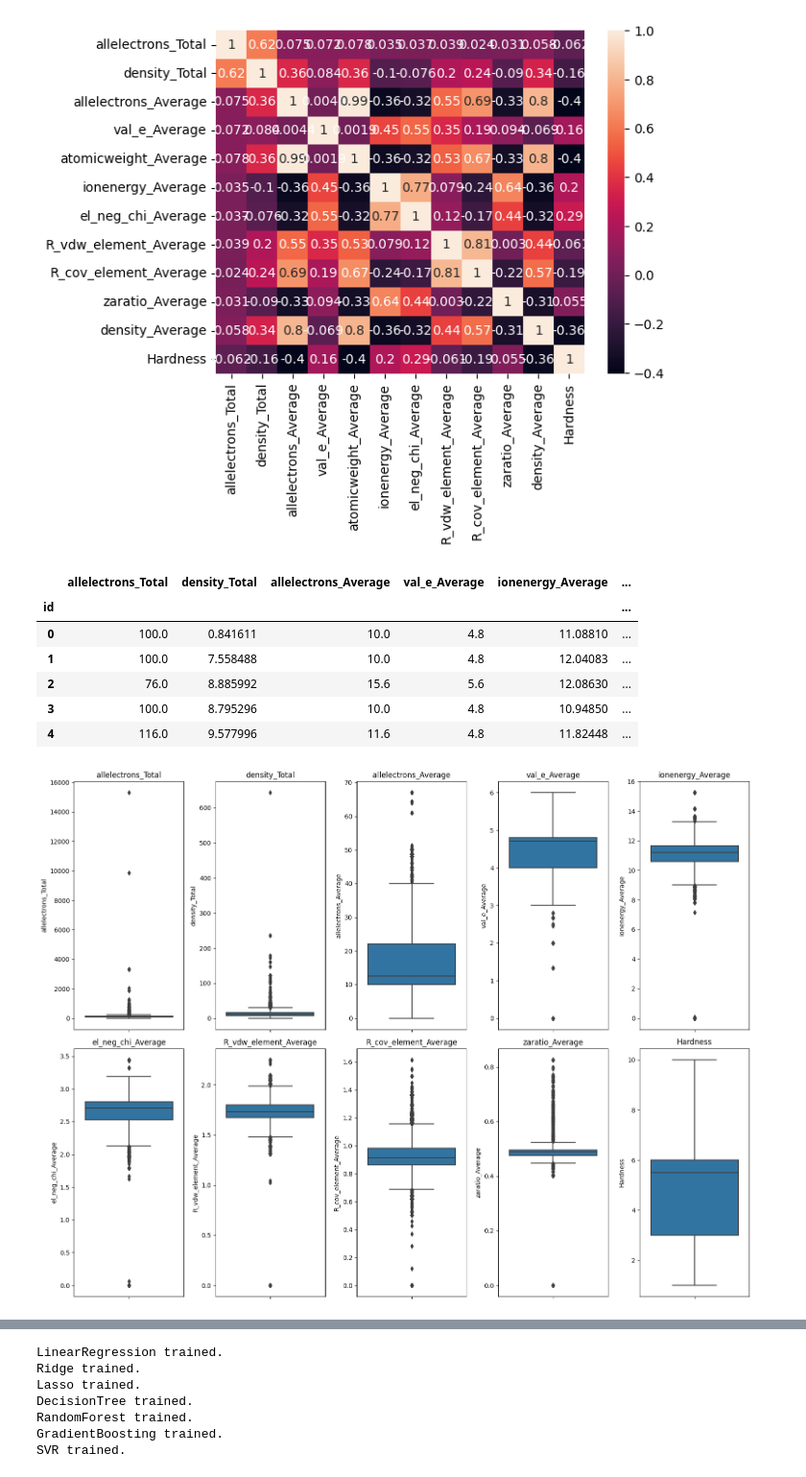
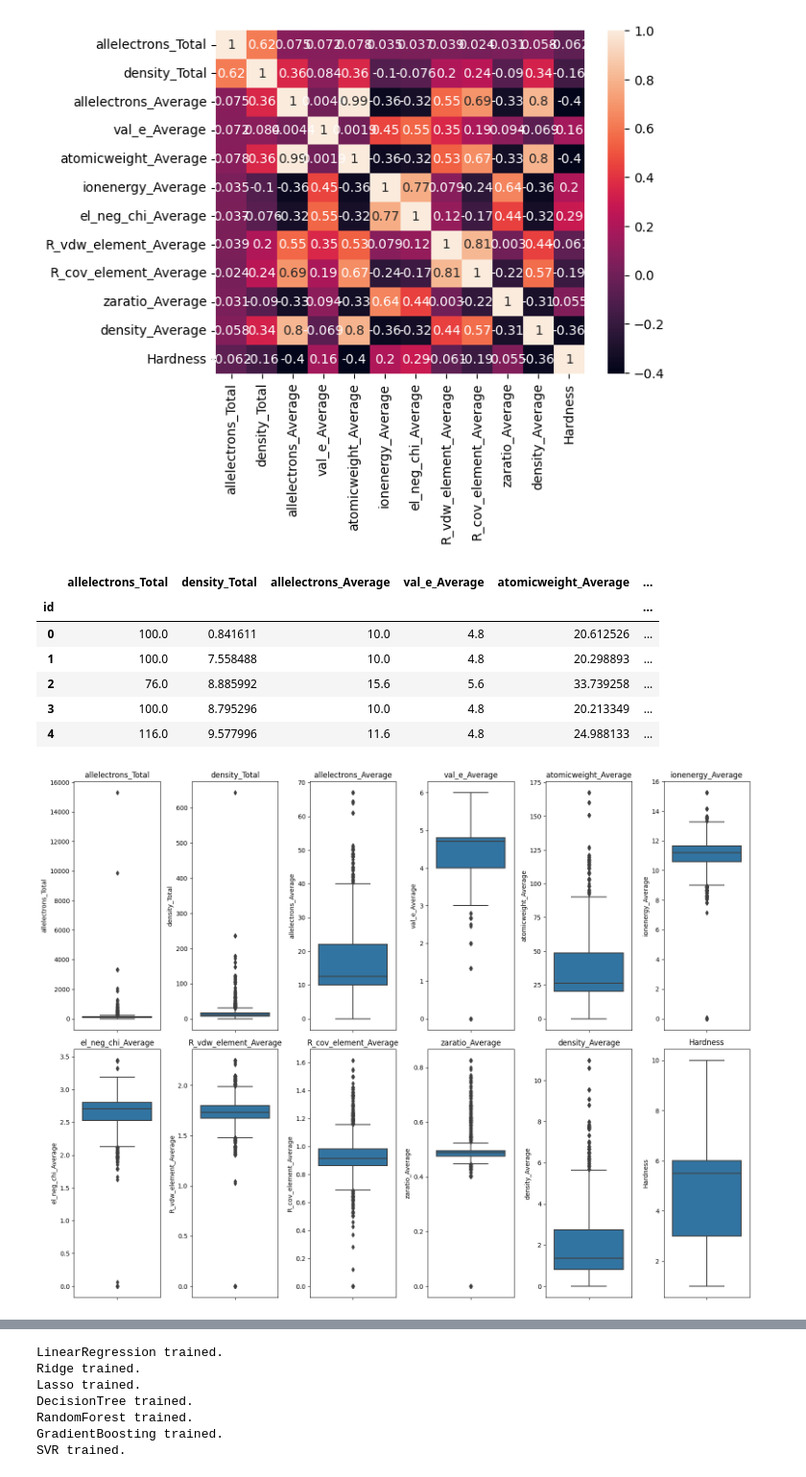
Before and after one commit to M1kE01/s3e25_kaggle, a Jupyter notebook: s3e25.ipynb, the cells around one changed output, grey strips where cells are left out. Shown at 96% size. Saved outputs shown, nothing was run; the diff lists cells and outputs as text; code cells hidden in the pictures.

```diff
--- a/s3e25.ipynb
+++ b/s3e25.ipynb
@@ -94,34 +94,34 @@ data.corr()
 | Hardness | -0.061687 | -0.161524 | -0.400496 | 0.161715 | -0.402948 | ... |
 [figure]
 # %%
-data.drop(['atomicweight_Average', 'density_Average'], axis=1, inplace=True)
+#data.drop(['atomicweight_Average', 'density_Average'], axis=1, inplace=True)
 data.head()
 # %% [output]
-|  | allelectrons_Total | density_Total | allelectrons_Average | val_e_Average | ionenergy_Average | ... |
+|  | allelectrons_Total | density_Total | allelectrons_Average | val_e_Average | atomicweight_Average | ... |
 | id |  |  |  |  |  | ... |
-| 0 | 100.0 | 0.841611 | 10.0 | 4.8 | 11.08810 | ... |
-| 1 | 100.0 | 7.558488 | 10.0 | 4.8 | 12.04083 | ... |
-| 2 | 76.0 | 8.885992 | 15.6 | 5.6 | 12.08630 | ... |
-| 3 | 100.0 | 8.795296 | 10.0 | 4.8 | 10.94850 | ... |
-| 4 | 116.0 | 9.577996 | 11.6 | 4.8 | 11.82448 | ... |
+| 0 | 100.0 | 0.841611 | 10.0 | 4.8 | 20.612526 | ... |
+| 1 | 100.0 | 7.558488 | 10.0 | 4.8 | 20.298893 | ... |
+| 2 | 76.0 | 8.885992 | 15.6 | 5.6 | 33.739258 | ... |
+| 3 | 100.0 | 8.795296 | 10.0 | 4.8 | 20.213349 | ... |
+| 4 | 116.0 | 9.577996 | 11.6 | 4.8 | 24.988133 | ... |
 # %%
 import seaborn as sns
 import matplotlib.pyplot as plt
 
 plt.figure(figsize=(16, 12))
 
 # Loop through each column in the data
 for i, column in enumerate(data.columns):
     # Create a subplot for each column
     # The arguments are (nrows, ncols, index)
-    plt.subplot(2, 5, i+1)
+    plt.subplot(2, 6, i+1)
     sns.boxplot(y=data[column])
     plt.title(column)
 
 plt.tight_layout()  # Adjusts the layout
 plt.show()
 # %% [output]
-[figure, old version]
+[figure, new version]
 # %%
 from scipy.stats.mstats import winsorize
 
```
Also changed, not shown: parts of 10 cells of this notebook.
